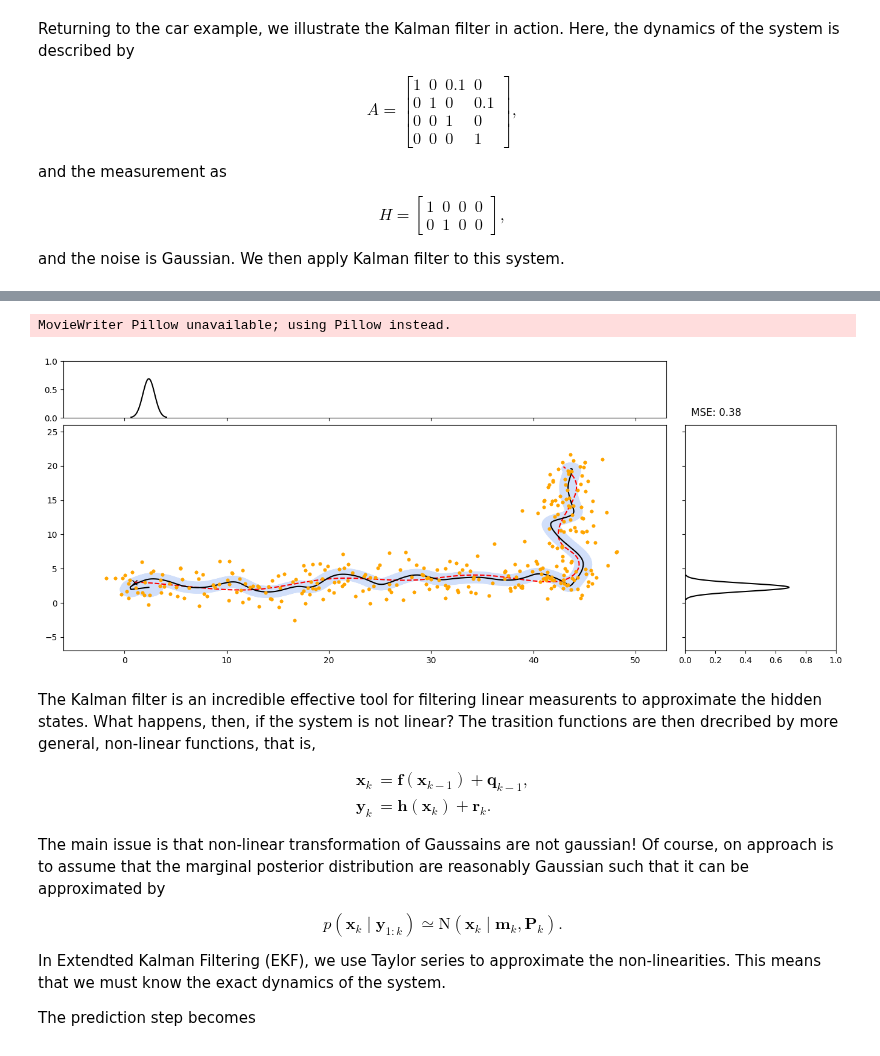
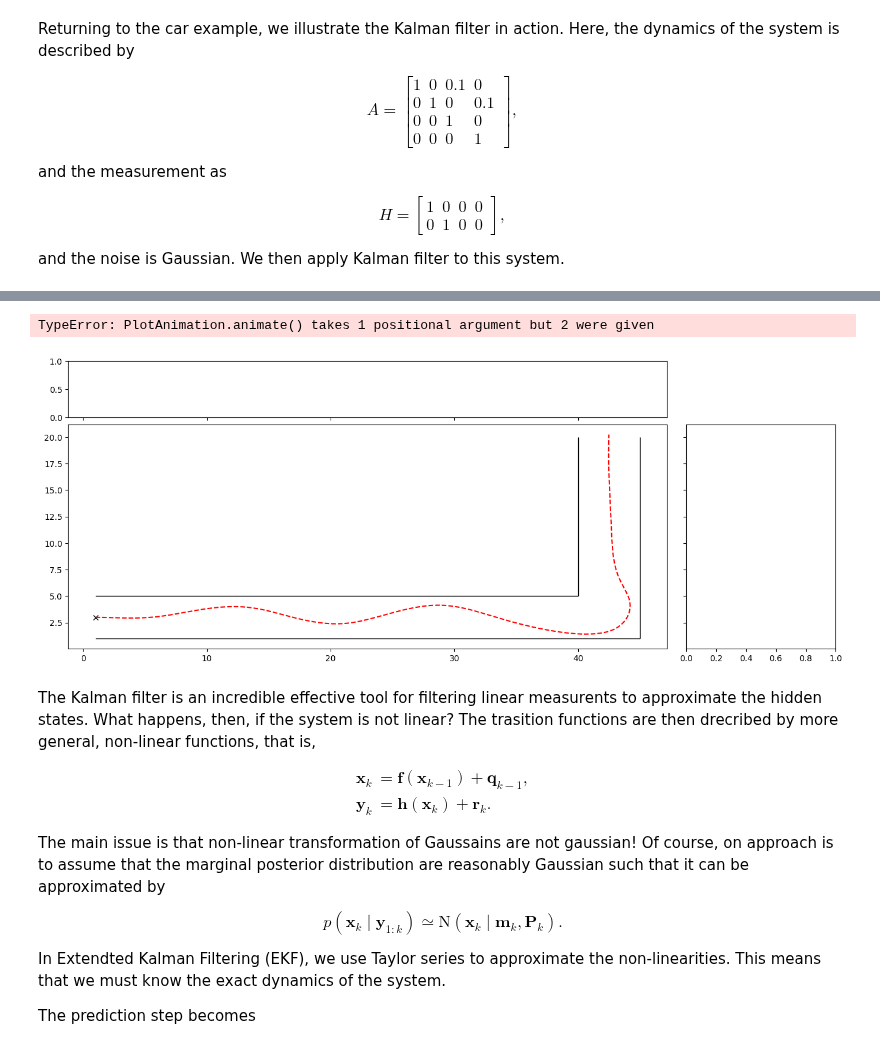
Before and after one commit to AndersGMadsen/bayesian-state-space-models, a Jupyter notebook: Bayesian_filtering_and_smoothing.ipynb, the cells around one changed output, grey strips where cells are left out. Drawn from its saved outputs; the diff is of its cells as text; code cells hidden in the pictures.

```diff
--- a/Bayesian_filtering_and_smoothing.ipynb
+++ b/Bayesian_filtering_and_smoothing.ipynb
@@ -162,11 +171,23 @@ visualize_filter_and_smoother(states, measurements, state_estimates, cov_estimat
-# %%
-from utils import PlotAnimation
-
-kalman_animation = PlotAnimation(states, measurements, state_estimates, cov_estimates, state_estimates_smoothed, cov_estimates_smoothed, name="animations/kalman_filter")
-kalman_animation.animate()
-# %% [output]
-MovieWriter Pillow unavailable; using Pillow instead.
-[figure, removed]
+# %%
+from utils import PlotAnimation
+
+def show_animation2(animation, gif_path="animations/car_trajectory"):
+
+    def display_animation(gif_path, style = 'style="max-width:100%;"'):
+        display(widgets.HTML(f'<img src="{gif_path}" {style}>'))
+
+    if not os.path.exists(gif_path + ".gif"):
+        animation.animate()
+
+    display_animation(gif_path + ".gif")
+
+kalman_animation_path = "animations/kalman_filter"
+kalman_animation = PlotAnimation(states, measurements, state_estimates, cov_estimates, state_estimates_smoothed, cov_estimates_smoothed, name=kalman_animation_path)
+
+show_animation2(kalman_animation);
+# %% [output]
+TypeError: PlotAnimation.animate() takes 1 positional argument but 2 were given
+[figure, added]
 # %% [markdown]
 The Kalman filter is an incredible effective tool for filtering linear measurents to approximate the hidden states. What happens, then, if the system is not linear? The trasition functions are then drecribed by more general, non-linear functions, that is,
 
```
Also changed, not shown: parts of 8 cells of this notebook, 1 other file.
